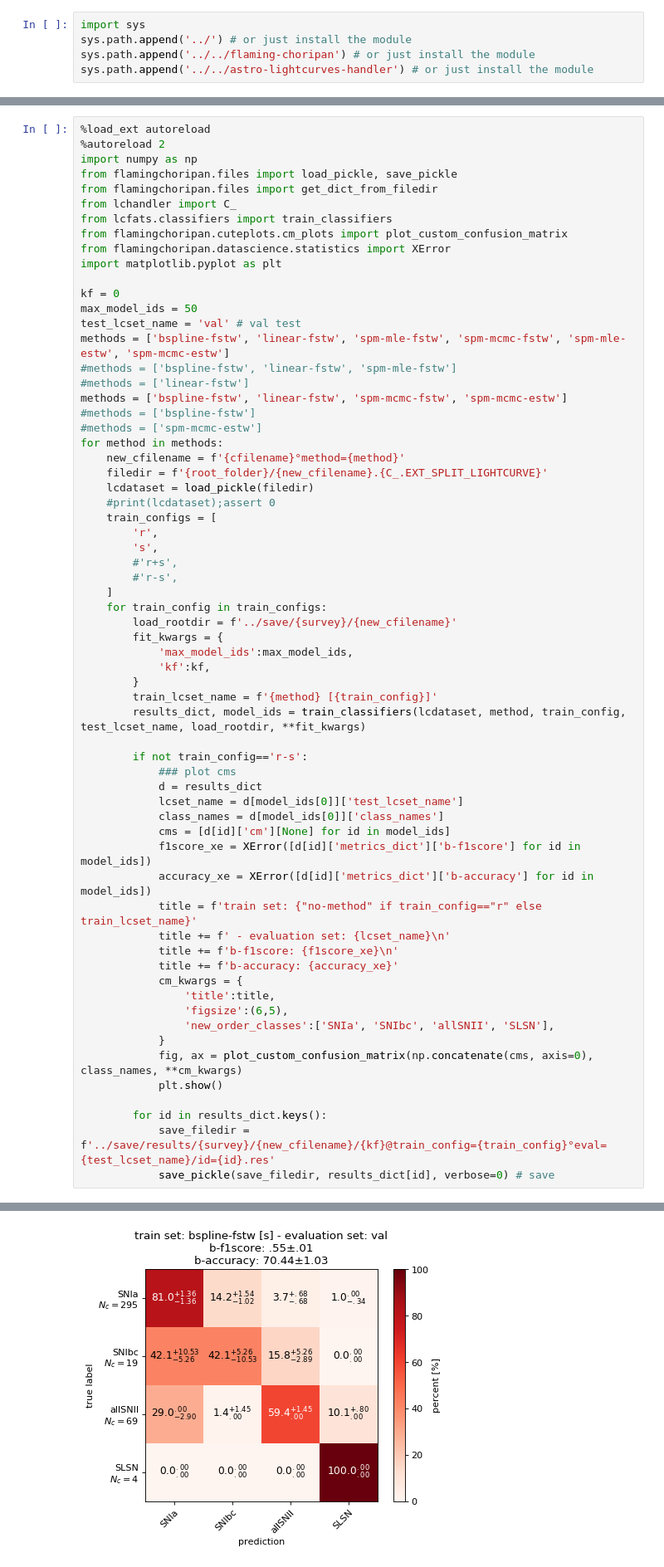
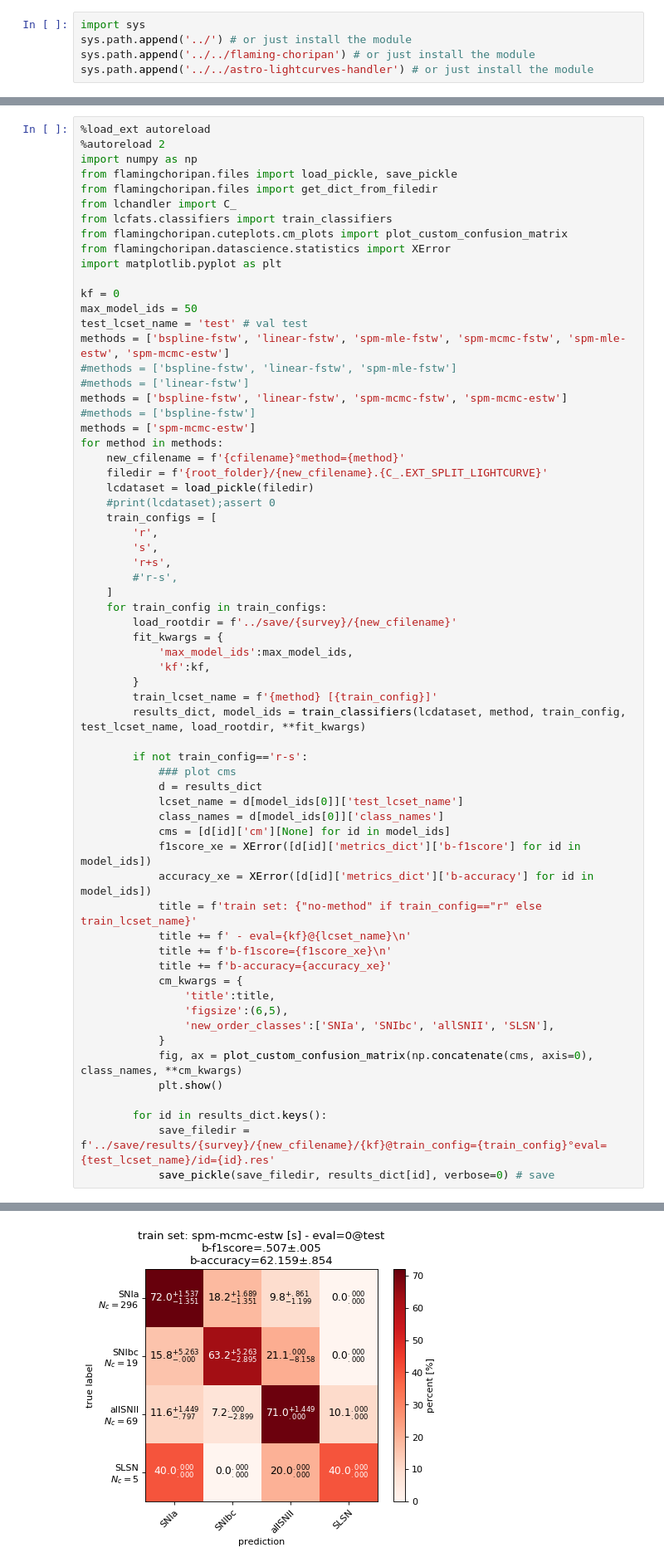
Before and after one commit to opimentel-github/astro-lightcurves-fats, a Jupyter notebook: experiments/random_forest.ipynb, the cells around one changed output, grey strips where cells are left out. Shown at 83% size. Cells and saved outputs as stored; diff of their text form.

```diff
--- a/experiments/random_forest.ipynb
+++ b/experiments/random_forest.ipynb
@@ -73,13 +73,13 @@ import matplotlib.pyplot as plt
 
 kf = 0
 max_model_ids = 50
-test_lcset_name = 'val' # val test
+test_lcset_name = 'test' # val test
 methods = ['bspline-fstw', 'linear-fstw', 'spm-mle-fstw', 'spm-mcmc-fstw', 'spm-mle-estw', 'spm-mcmc-estw']
 #methods = ['bspline-fstw', 'linear-fstw', 'spm-mle-fstw']
 #methods = ['linear-fstw']
 methods = ['bspline-fstw', 'linear-fstw', 'spm-mcmc-fstw', 'spm-mcmc-estw']
 #methods = ['bspline-fstw']
-#methods = ['spm-mcmc-estw']
+methods = ['spm-mcmc-estw']
 for method in methods:
     new_cfilename = f'{cfilename}°method={method}'
     filedir = f'{root_folder}/{new_cfilename}.{C_.EXT_SPLIT_LIGHTCURVE}'
@@ -88,7 +88,7 @@ for method in methods:
     train_configs = [
         'r',
         's',
-        #'r+s',
+        'r+s',
         #'r-s',
     ]
     for train_config in train_configs:
@@ -109,9 +109,9 @@ for method in methods:
             f1score_xe = XError([d[id]['metrics_dict']['b-f1score'] for id in model_ids])
             accuracy_xe = XError([d[id]['metrics_dict']['b-accuracy'] for id in model_ids])
             title = f'train set: {"no-method" if train_config=="r" else train_lcset_name}'
-            title += f' - evaluation set: {lcset_name}\n'
-            title += f'b-f1score: {f1score_xe}\n'
-            title += f'b-accuracy: {accuracy_xe}'
+            title += f' - eval={kf}@{lcset_name}\n'
+            title += f'b-f1score={f1score_xe}\n'
+            title += f'b-accuracy={accuracy_xe}'
             cm_kwargs = {
                 'title':title,
                 'figsize':(6,5),
@@ -131 +131 @@ The autoreload extension is already loaded. To reload it, use:
-[figure, old version]
+[figure, new version]
```
Also changed, not shown: parts of 4 cells of this notebook, 2 other files.
